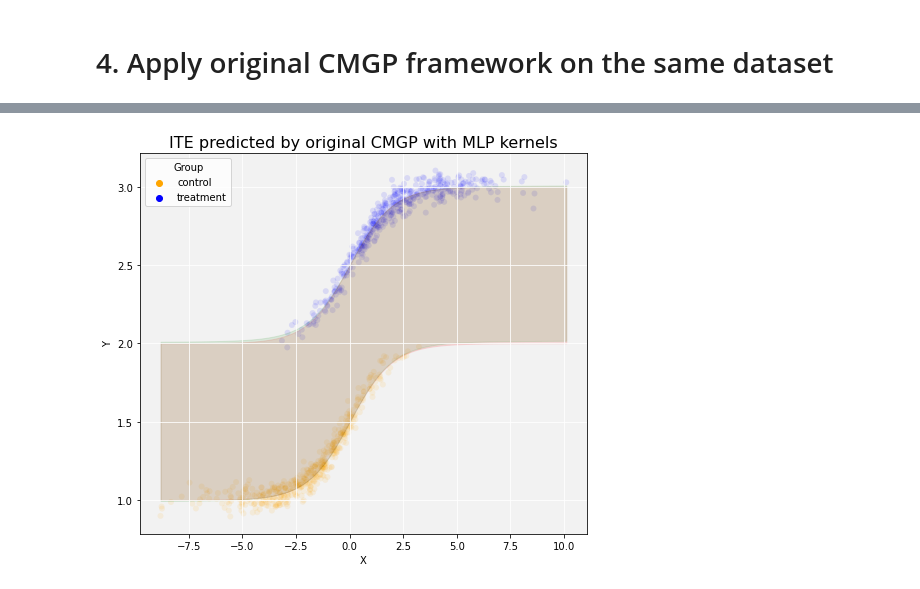
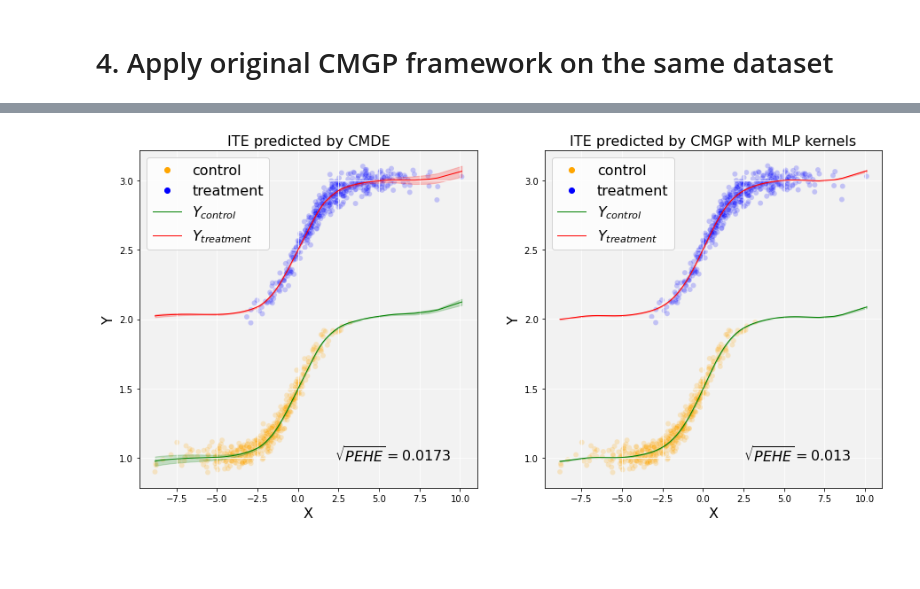
Before and after one commit to jzy95310/ICK, a Jupyter notebook: experiments/causal_inference/synthetic_data_experiment.ipynb, the cells around one changed output, grey strips where cells are left out. Cells and saved outputs as stored; diff of their text form; code cells hidden in the pictures; blank space fills up the shorter version.

Commit message:
Update synthetic data and covid_montreal experiments.

```diff
--- a/experiments/causal_inference/synthetic_data_experiment.ipynb
+++ b/experiments/causal_inference/synthetic_data_experiment.ipynb
@@ -180,9 +137,9 @@ for _ in range(num_estimators):
 device = torch.device("cuda" if torch.cuda.is_available() else "cpu")
 optim = 'sgd'
 optim_params = {
-    'lr': 1e-5,
-    'momentum': 0.99,
-    'weight_decay': 0
+    'lr': 5e-5,
+    'momentum': 0.95,
+    'weight_decay': 1e-4
 }
 epochs, patience = 1000, 20
 trainer = CMICKEnsembleTrainer(
@@ -239,34 +221,77 @@ from benchmarks.cmgp_modified import CMGP
 
 K0 = GPy.kern.MLP(X_train.shape[1], weight_variance=0.1, bias_variance=0.1, ARD=False)
 K1 = GPy.kern.MLP(X_train.shape[1], weight_variance=0.2, bias_variance=0.2, ARD=False)
-cmgp_model = CMGP(X_train, T_train, Y_train, kernels=[K0,K1], initialize_params=False)
-mu0_test_pred, mu1_test_pred = cmgp_model.predict(X_test.reshape(-1), return_var=False)
+cmgp_model = CMGP(X_train, T_train, Y_train, kernels=[K0,K1], mode='NSGP', initialize_params=False)
+mu0_test_pred, mu1_test_pred, std0_test_pred, std1_test_pred = cmgp_model.predict(X_test.reshape(-1), return_var=True)
 mu_test_pred = mu1_test_pred - mu0_test_pred
 # %%
 # PEHE
-pehe_test = np.sqrt(np.mean((mu_test_pred - mu_test) ** 2))
-print('PEHE:             %.4f' % (pehe_test))
+pehe_test_cmgp = np.sqrt(np.mean((mu_test_pred - mu_test) ** 2))
+print('PEHE:             %.4f' % (pehe_test_cmgp))
 
 # Visualize ITE
 test_df = df.loc[int(N*train_test_ratio):]
-fig = plt.figure(figsize=(8,7))
-ax = plt.gca()
-ax.set_facecolor('#F2F2F2')
-ax.grid(color='white')
-sns.scatterplot(data=test_df, x='X', y='Y', hue='Group', alpha=0.1, palette={'control':'orange','treatment':'blue'})
-ax.fill_between(
+fig, axs = plt.subplots(1, 2, figsize=(15,7))
+
+axs[0].set_facecolor('#F2F2F2')
+axs[0].grid(color='white')
+sns.scatterplot(data=test_df, x='X', y='Y', hue='Group', alpha=0.2, ax=axs[0],
+                palette={'control':'orange','treatment':'blue'})
+axs[0].plot(sorted(test_df['X']), [x for _,x in sorted(zip(test_df['X'],mean_test_pred[:,0]))],
+        color='green', lw=1, label='$Y_{control}$')
+axs[0].fill_between(
     sorted(test_df['X']),
-    [x for _,x in sorted(zip(test_df['X'],test_df['mu0']))],
-    [x for _,x in sorted(zip(test_df['X'],test_df['mu1']))],
+    [x for _,x in sorted(zip(test_df['X'],mean_test_pred[:,0]-std_test_pred[:,0]))],
+    [x for _,x in sorted(zip(test_df['X'],mean_test_pred[:,0]+std_test_pred[:,0]))],
+    color='green',
+    alpha=0.2
+)
+axs[0].plot(sorted(test_df['X']), [x for _,x in sorted(zip(test_df['X'],mean_test_pred[:,1]))],
+        color='red', lw=1, label='$Y_{treatment}$')
+axs[0].fill_between(
+    sorted(test_df['X']),
+    [x for _,x in sorted(zip(test_df['X'],mean_test_pred[:,1]-std_test_pred[:,1]))],
+    [x for _,x in sorted(zip(test_df['X'],mean_test_pred[:,1]+std_test_pred[:,1]))],
     color='red',
-    alpha=0.1
+    alpha=0.2
 )
-ax.fill_between(
+axs[0].text(0.75, 0.1, '$\sqrt{PEHE} = $'+str(round(pehe_test_cmde,4)), size=16, horizontalalignment='center',
+            verticalalignment='center', transform=axs[0].transAxes)
+axs[0].set_xlabel('X', fontsize=16)
+axs[0].set_ylabel('Y', fontsize=16)
+axs[0].legend(prop={'size':16})
+axs[0].set_title('ITE predicted by CMDE', fontsize=16)
+
+axs[1].set_facecolor('#F2F2F2')
+axs[1].grid(color='white')
+sns.scatterplot(data=test_df, x='X', y='Y', hue='Group', alpha=0.2, ax=axs[1],
+                palette={'control':'orange','treatment':'blue'})
+axs[1].plot(sorted(test_df['X']), [x for _,x in sorted(zip(test_df['X'],mu0_test_pred.squeeze()))],
+        color='green', lw=1, label='$Y_{control}$')
+axs[1].fill_between(
     sorted(test_df['X']),
-    [x for _,x in sorted(zip(test_df['X'],mu0_test_pred.reshape(-1)))],
-    [x for _,x in sorted(zip(test_df['X'],mu1_test_pred.reshape(-1)))],
+    [x for _,x in sorted(zip(test_df['X'],mu0_test_pred.squeeze()-std0_test_pred.squeeze()))],
+    [x for _,x in sorted(zip(test_df['X'],mu0_test_pred.squeeze()+std0_test_pred.squeeze()))],
     color='green',
-    alpha=0.1
+    alpha=0.2
 )
-ax.set_title('ITE predicted by original CMGP with MLP kernels', fontsize=16)
+axs[1].plot(sorted(test_df['X']), [x for _,x in sorted(zip(test_df['X'],mu1_test_pred.squeeze()))],
+        color='red', lw=1, label='$Y_{treatment}$')
+axs[1].fill_between(
+    sorted(test_df['X']),
+    [x for _,x in sorted(zip(test_df['X'],mu1_test_pred.squeeze()-std1_test_pred.squeeze()))],
+    [x for _,x in sorted(zip(test_df['X'],mu1_test_pred.squeeze()+std1_test_pred.squeeze()))],
+    color='red',
+    alpha=0.2
+)
+axs[1].text(0.75, 0.1, '$\sqrt{PEHE} = $'+str(round(pehe_test_cmgp,4)), size=16, horizontalalignment='center',
+            verticalalignment='center', transform=axs[1].transAxes)
+axs[1].set_xlabel('X', fontsize=16)
+axs[1].set_ylabel('Y', fontsize=16)
+axs[1].legend(prop={'size':16})
+axs[1].set_title('ITE predicted by CMGP with MLP kernels', fontsize=16)
+
+if not os.path.exists('./Figures'):
+    os.makedirs('./Figures')
+plt.savefig('./Figures/synthetic_data_exp_results.pdf', dpi=300, bbox_inches='tight')
 # %% [output]
@@ -275 +299 @@ Text(0.5, 1.0, 'ITE predicted by original CMGP with MLP kernels')
-[figure, old version]
+[figure, new version]
```
Also changed, not shown: parts of 6 cells of this notebook, 2 other files.
